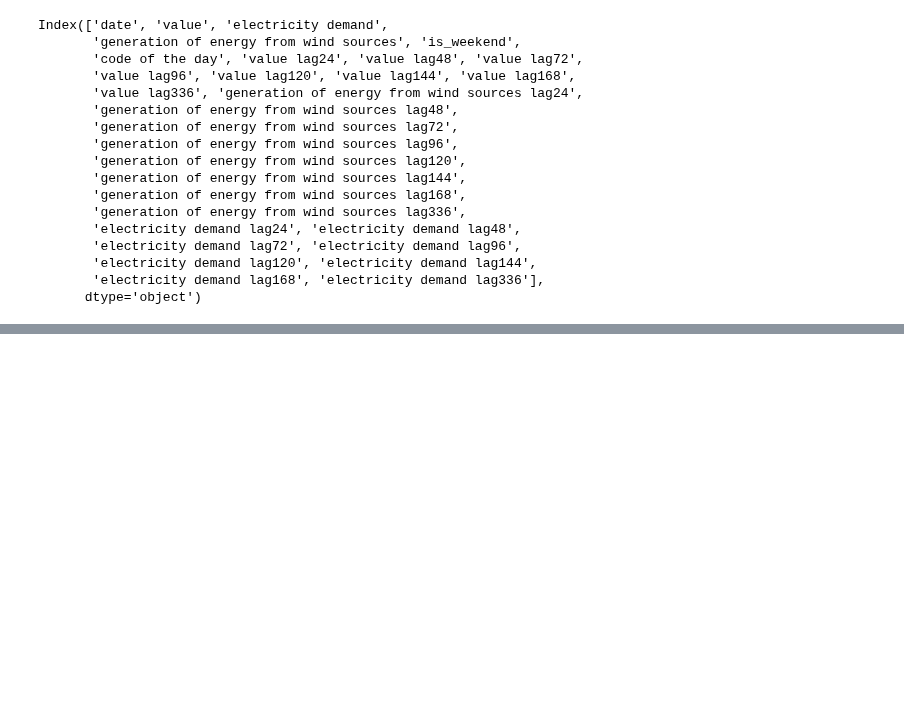
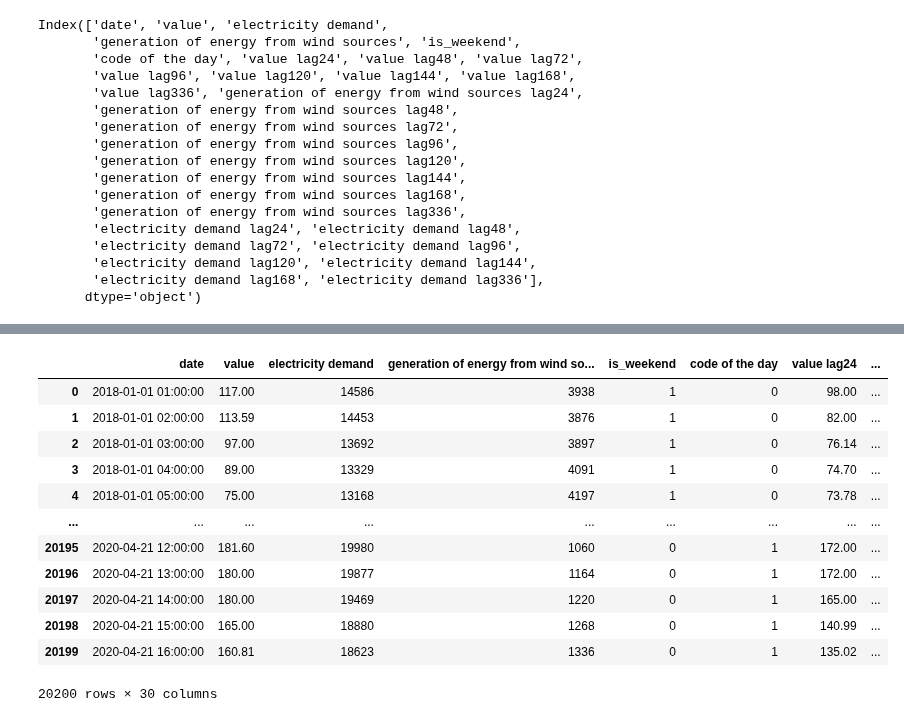
Before and after one commit to piekarsky/Short-Term-Electricity-Price-Forecasting-at-the-Polish-Day-Ahead-Market, a Jupyter notebook: MLP & Prophet models.ipynb, the cells around one changed output, grey strips where cells are left out. Drawn from its saved outputs; the diff is of its cells as text; code cells hidden in the pictures; blank space fills up the shorter version.

```diff
--- a/MLP & Prophet models.ipynb
+++ b/MLP & Prophet models.ipynb
@@ -117,3 +157,5 @@ ex_features = ['electricity demand',
                'generation of energy from wind sources lag144',
                'generation of energy from wind sources lag168',
                'generation of energy from wind sources lag336']
+# %%
+df = df.reset_index()
@@ -120,3 +182,25 @@ ex_features = ['electricity demand',
+# %%
+train_end = "2020-07-01 01:00:00"
+test_start = "2020-10-01 01:00:00"
+
+df_train = df.loc[:train_end]
+df_test = df.loc[test_start:]
+# %%
+df_train
+# %% [output]
+|  | date | value | electricity demand | generation of energy from wind so... | is_weekend | code of the day | value lag24 | ... |
+| 0 | 2018-01-01 01:00:00 | 117.00 | 14586 | 3938 | 1 | 0 | 98.00 | ... |
+| 1 | 2018-01-01 02:00:00 | 113.59 | 14453 | 3876 | 1 | 0 | 82.00 | ... |
+| 2 | 2018-01-01 03:00:00 | 97.00 | 13692 | 3897 | 1 | 0 | 76.14 | ... |
+| 3 | 2018-01-01 04:00:00 | 89.00 | 13329 | 4091 | 1 | 0 | 74.70 | ... |
+| 4 | 2018-01-01 05:00:00 | 75.00 | 13168 | 4197 | 1 | 0 | 73.78 | ... |
+| ... | ... | ... | ... | ... | ... | ... | ... | ... |
+| 20195 | 2020-04-21 12:00:00 | 181.60 | 19980 | 1060 | 0 | 1 | 172.00 | ... |
+| 20196 | 2020-04-21 13:00:00 | 180.00 | 19877 | 1164 | 0 | 1 | 172.00 | ... |
+| 20197 | 2020-04-21 14:00:00 | 180.00 | 19469 | 1220 | 0 | 1 | 165.00 | ... |
+| 20198 | 2020-04-21 15:00:00 | 165.00 | 18880 | 1268 | 0 | 1 | 140.99 | ... |
+| 20199 | 2020-04-21 16:00:00 | 160.81 | 18623 | 1336 | 0 | 1 | 135.02 | ... |
+20200 rows × 30 columns
 # %%
 for feature in ex_features:
     model.add_regressor(feature)
```
Also changed, not shown: parts of 18 cells of this notebook.
